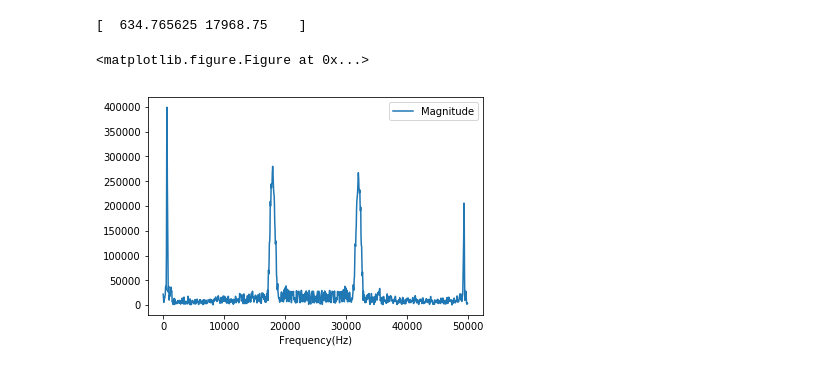
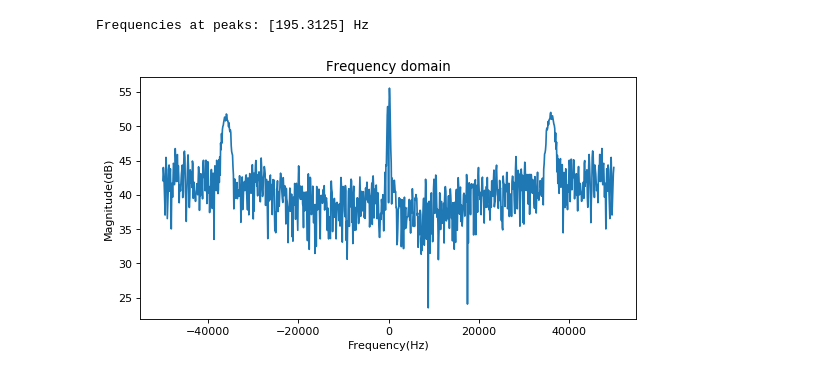
Before and after one commit to araobp/ultrasonic-communication, a Jupyter notebook: agent/plotter.ipynb, the cells around one changed output. Drawn from its saved outputs; the diff is of its cells as text; code cells hidden in the pictures.

```diff
--- a/agent/plotter.ipynb
+++ b/agent/plotter.ipynb
@@ -1,19 +0,0 @@
-# %%
-import matplotlib.pyplot as plt
-import pandas
-import peakutils
-import numpy as np
-
-SAMPLING_RATE = 100000
-freq = np.array([i/1024*50000 for i in range(1024)])
-# %%
-df = pandas.read_csv("./out.fft")
-plt.figure(figsize=(13, 4), dpi=80)
-# df["Magnitude"][100:] = 0
-df.plot(x="Frequency(Hz)", y="Magnitude")
-peaks = freq[peakutils.indexes(df["Magnitude"], thres=0.7)]
-print(peaks)
-# %% [output]
-[  634.765625 17968.75    ]
-<matplotlib.figure.Figure at 0x...>
-[figure, removed]
@@ -19,0 +12,25 @@ print(peaks)
+# %%
+# Plot FFT frequency domain
+def plot_output(fft_output, thres=0.95, logscale=False):
+    plt.figure(figsize=(8, 4), dpi=80)
+    fft_output = fftshift(fft_output)
+#    freq = linspace(0, SAMPLING_RATE/2.0, len(fft_output))
+    freq = fftshift(fftfreq(len(fft_output), 1/SAMPLING_RATE))
+
+    if logscale:
+        plt.plot(freq, 10 * log10(fft_output))
+        plt.ylabel("Magnitude(dB)")
+    else:
+        plt.plot(freq, fft_output)
+        plt.ylabel("Magnitude")
+    plt.xlabel("Frequency(Hz)")
+    plt.title("Frequency domain")
+
+    print("Frequencies at peaks: {} Hz".format(freq[peakutils.indexes(fft_output, thres=thres)]))
+# %%
+df = pandas.read_csv("./out.fft")
+#df.head()
+plot_output(df['Magnitude'], logscale=True)
+# %% [output]
+Frequencies at peaks: [195.3125] Hz
+[figure, added]
```
Also changed, not shown: parts of 1 cell of this notebook, 3 other files.
